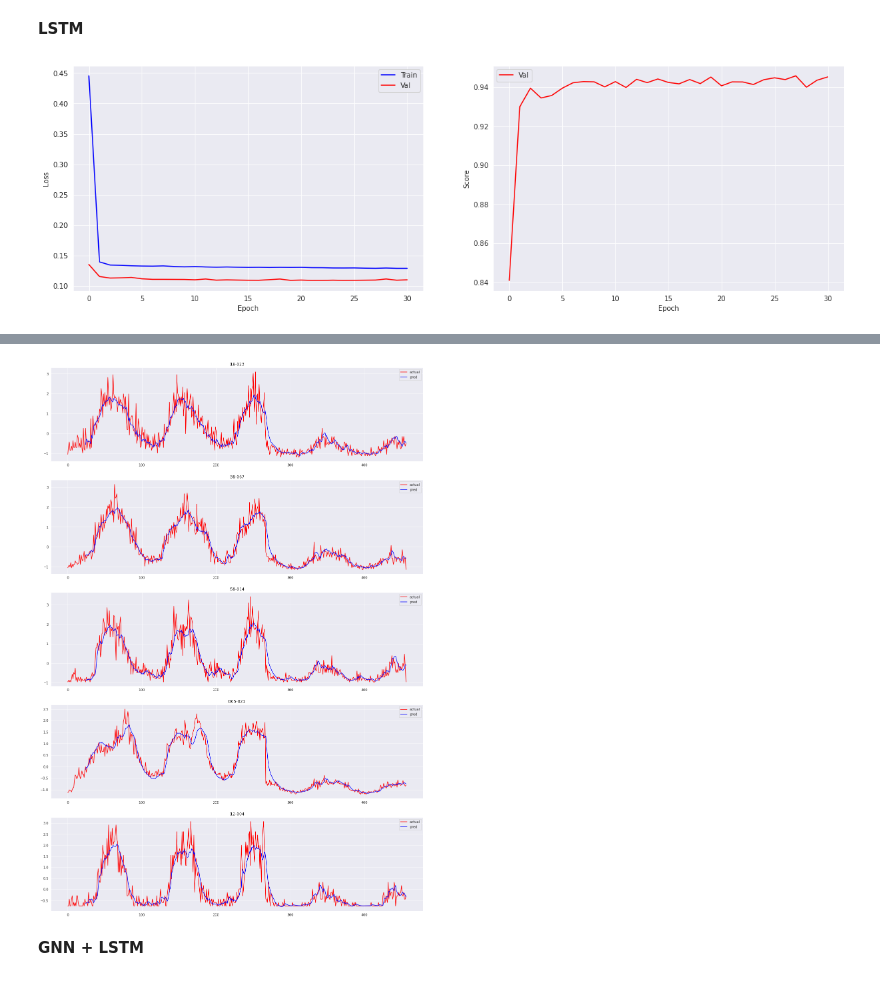
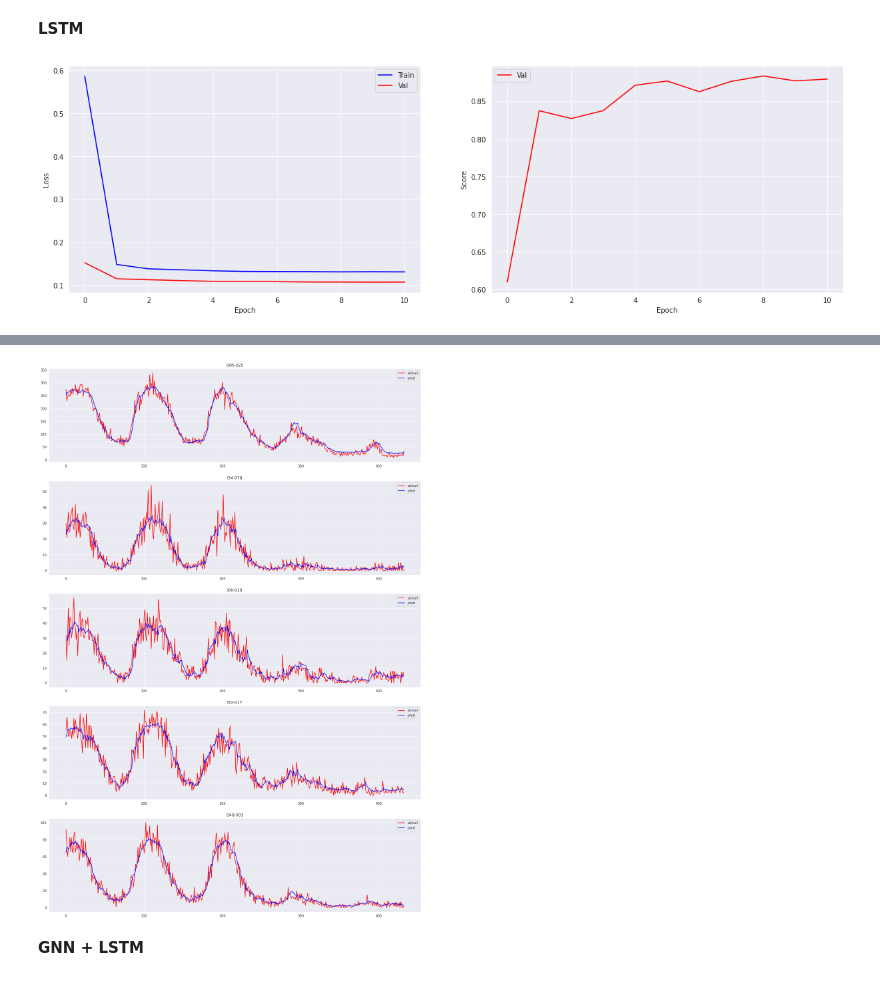
Before and after one commit to Eldervald/traffic-extrapolation, a Jupyter notebook: crn/gnn_forecasting.ipynb, the cells around one changed output, grey strips where cells are left out. Saved outputs shown, nothing was run; the diff lists cells and outputs as text; code cells hidden in the pictures.

```diff
--- a/crn/gnn_forecasting.ipynb
+++ b/crn/gnn_forecasting.ipynb
@@ -448,26 +541,28 @@ class UnscaledScore():
         self.score_fn = score_fn
         self.scaler = scaler
     def __call__(self, y_pred, y_true):
-        y_pred = self.scaler.inverse_transform(y_pred[None, :])
-        y_true = self.scaler.inverse_transform(y_true[None, :])
+        y_pred = self.scaler.inverse_transform(y_pred)
+        y_true = self.scaler.inverse_transform(y_true)
         return self.score_fn(y_pred.squeeze(), y_true.squeeze())
 # %%
 loss_fn = nn.MSELoss().to(device)
-scaler = copy.deepcopy(train_ds.target_scaler).to(device)
-score = UnscaledScore(R2Score().to(device), scaler)
+scaler = copy.deepcopy(ds.target_scaler).to(device)
+score_fn = UnscaledScore(R2Score().to(device), scaler)
+# score_fn = RMSELoss().to(device)
 
 # Using last 6 hours to predict value in the next 15 minutes
 def run(model, *args, **kwargs):
     results = dict()
 
-    optimizer = torch.optim.Adam(model.parameters(), lr=3e-4)
+    optimizer = torch.optim.Adam(model.parameters(), lr=1e-3)
+    scheduler = torch.optim.lr_scheduler.StepLR(optimizer=optimizer, step_size=2, gamma=0.8)
 
     model = train(model, train_loader, val_loader,
-        loss_fn, score, optimizer, device, *args, **kwargs)
+        loss_fn, score_fn, optimizer, device, scheduler=scheduler, *args, **kwargs)
 
     # scheduler = torch.optim.lr_scheduler.StepLR(optimizer, 20, gamma=0.9)
 
-    test_loss, test_score = test(model, test_loader, loss_fn, score, device)
+    test_loss, test_score = test(model, test_loader, loss_fn, score_fn, device)
 
     # for name, param in model.named_parameters():
         # print(name, param)
@@ -480,30 +575,26 @@ def run(model, *args, **kwargs):
 # %%
 import random
 
-def evaluate_plot(model, nodes_ids=nodes, nodes_num=5):
+def evaluate_plot(model, loader, scaler, nodes_ids=nodes, nodes_num=5):
     outs, ys = [], []
     fig, axes = plt.subplots(nodes_num, figsize=(20, nodes_num * 6))
 
     with torch.no_grad():
-        for X, y, edge_index in test_loader:
-            # X = X[:, :, :nodes_num]
-            # y = y[:, :nodes_num]
-            X_gpu, y_gpu = X.to(device), y.to(device)
-            out = model(X_gpu, edge_index)
+        for X, X_extra, y, edge_index in loader:
+            X_gpu, X_extra_gpu, y_gpu = X.to(device), X_extra.to(device), y.to(device)
+            out = model(X_gpu, X_extra_gpu, edge_index)
 
             outs.append(out)
             ys.append(y_gpu)
 
-        ys = torch.vstack(ys).detach().cpu().numpy()
-        outs = torch.vstack(outs).detach().cpu().numpy()
-
-
+        ys = scaler.inverse_transform(torch.vstack(ys)).detach().cpu().numpy()
+        outs = scaler.inverse_transform(torch.vstack(outs)).detach().cpu().numpy()
 
         for idx, node in enumerate(random.choices(range(len(nodes_ids)), k=nodes_num)):
             axes[idx].set_title(nodes_ids[node])
-            # axes[node].figure(figsize=(20,6))
-            axes[idx].plot(test_ds.X[:, node].detach().numpy(), label='actual', c='r')
-            axes[idx].plot(np.arange(test_ds.window, test_ds.window + len(outs)), outs[:, node], label='pred', c='b')
+            # axes[idx].plot(ds.y[test_loader.sampler.indices, node], label='actual', c='r')
+            axes[idx].plot(ys[:, 0, node], label='actual', c='r')
+            axes[idx].plot(outs[:, 0, node], label='pred', c='b')
             axes[idx].legend()
         plt.show()
 # %% [markdown]
@@ -519,8 +610,8 @@ Type: LinearModel, Test loss: 0.14, Test score: 0.9005
 # %% [markdown]
 **LSTM**
 # %%
-model = LSTMModel(encoder_length=24).to(device)
-model = run(model, num_epochs=10, plot=True, plot_update_freq=5)
-evaluate_plot(model)
+model = LSTMModel(encoder_length=24, in_channels=1).to(device)
+model = run(model, num_epochs=10, plot=True, plot_update_freq=2)
+evaluate_plot(model, val_loader, scaler)
 # %% [output]
-[figure, old version]
+[figure, new version]
@@ -528,4 +619,4 @@ Type: LSTMModel, Test loss: 0.13, Test score: 0.8968
-[figure, old version]
+[figure, new version]
 # %% [markdown]
 **GNN + LSTM**
 # %%
```
Also changed, not shown: parts of 17 cells of this notebook.
